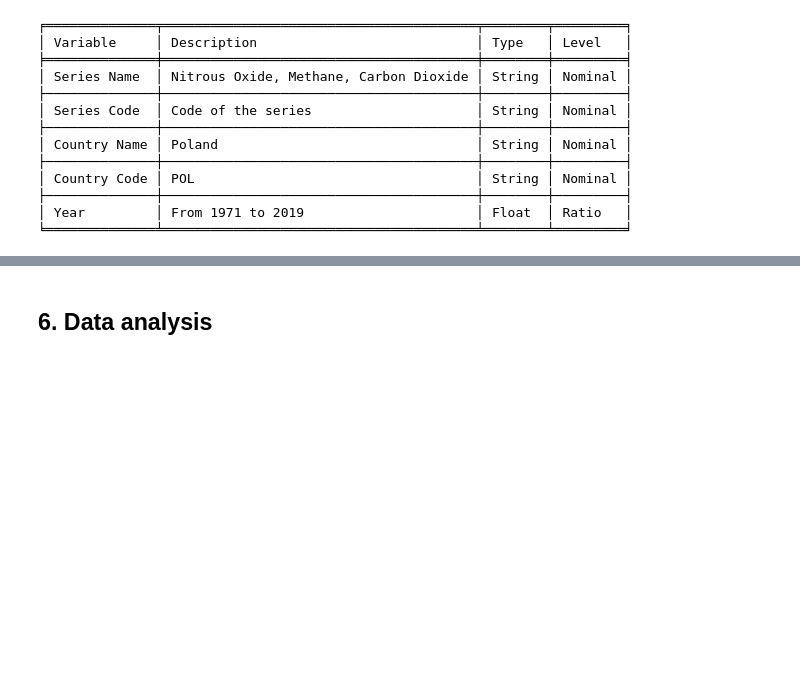
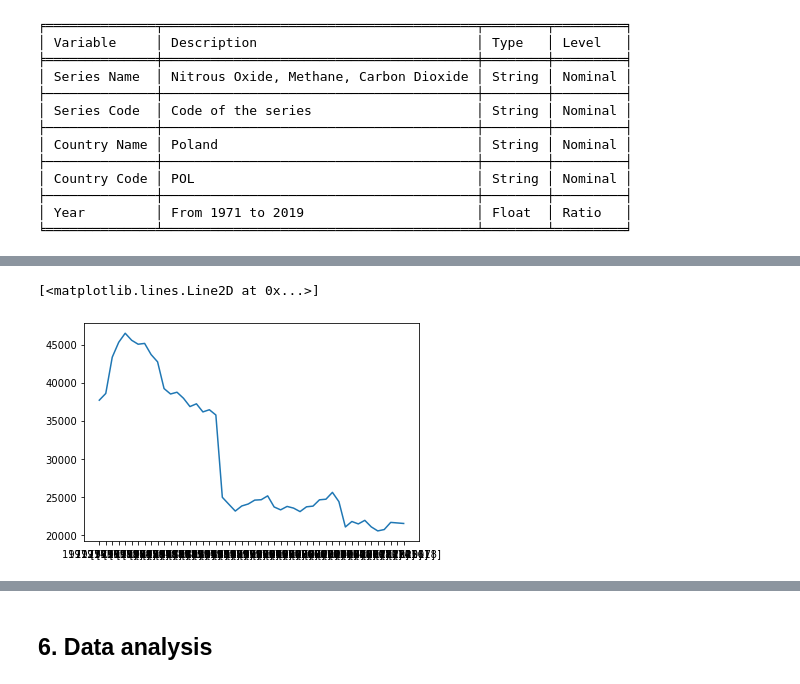
Before and after one commit to Alejandro-github-mx/statistics-projects, a Jupyter notebook: 2022-02-28-statistics-homework-FoodCC-Poland.ipynb, the cells around one changed output, grey strips where cells are left out. Drawn from its saved outputs; the diff is of its cells as text; code cells hidden in the pictures; blank space fills up the shorter version.

```diff
--- a/2022-02-28-statistics-homework-FoodCC-Poland.ipynb
+++ b/2022-02-28-statistics-homework-FoodCC-Poland.ipynb
@@ -396,13 +401,13 @@ dtype: float64
 The datasets of Nitrous Oxide (N2O), Methane (CH4) and Carbon dioxide (CO2), were gathered from the *databank.worldbank.org*. Those datasets were filtered using the the tools provided by the website itself to include only Poland from the period from 1971 to 2019.
 # %%
 # Loading Nitrous Oxide (N2O) dataset
-data_nitrox = pd.read_csv(r"C:\Users\USER\Documents\Desarrollador\PYTHON\2021-Python-exercises\statistics-projects\2022-02-18-tarea-phd-statistics\2019-1971-nitrous-Poland.csv")
+data_nitrox = pd.read_csv(r"C:\Users\USER\Documents\Desarrollador\PYTHON\2021-Python-exercises\statistics-projects\2022-02-18-tarea-phd-statistics\2019-1971-nitrous-TRANSPOSED-Poland.csv", index_col=None)
 
 # Loading Methane (CH4) dataset
-data_methane = pd.read_csv(r"C:\Users\USER\Documents\Desarrollador\PYTHON\2021-Python-exercises\statistics-projects\2022-02-18-tarea-phd-statistics\2019-1971-methane-Poland.csv")
+data_methane = pd.read_csv(r"C:\Users\USER\Documents\Desarrollador\PYTHON\2021-Python-exercises\statistics-projects\2022-02-18-tarea-phd-statistics\2019-1971-methane-TRANSPOSED-Poland.csv", index_col=None)
 
 # Loading Carbon Dioxide (CO2) dataset
-data_carbondiox = pd.read_csv(r"C:\Users\USER\Documents\Desarrollador\PYTHON\2021-Python-exercises\statistics-projects\2022-02-18-tarea-phd-statistics\2019-1971-co2-Poland.csv")
+data_carbondiox = pd.read_csv(r"C:\Users\USER\Documents\Desarrollador\PYTHON\2021-Python-exercises\statistics-projects\2022-02-18-tarea-phd-statistics\2019-1971-co2-TRANSPOSED-Poland.csv", index_col=None)
 # %% [markdown]
 *Describing the GHG variables*
 # %%
@@ -430,0 +465,5 @@ print(tabulate(vars_ghg_charact, headers="firstrow", tablefmt="fancy_grid"))
+# %%
+plt.plot(data_nitrox["Series Name"], data_nitrox["Nitrous oxide emissions (thousand metric tons of CO2 equivalent)"])
+# %% [output]
+[<matplotlib.lines.Line2D at 0x...>]
+[figure, added]
```
Also changed, not shown: parts of 27 cells of this notebook, 3 other files.
